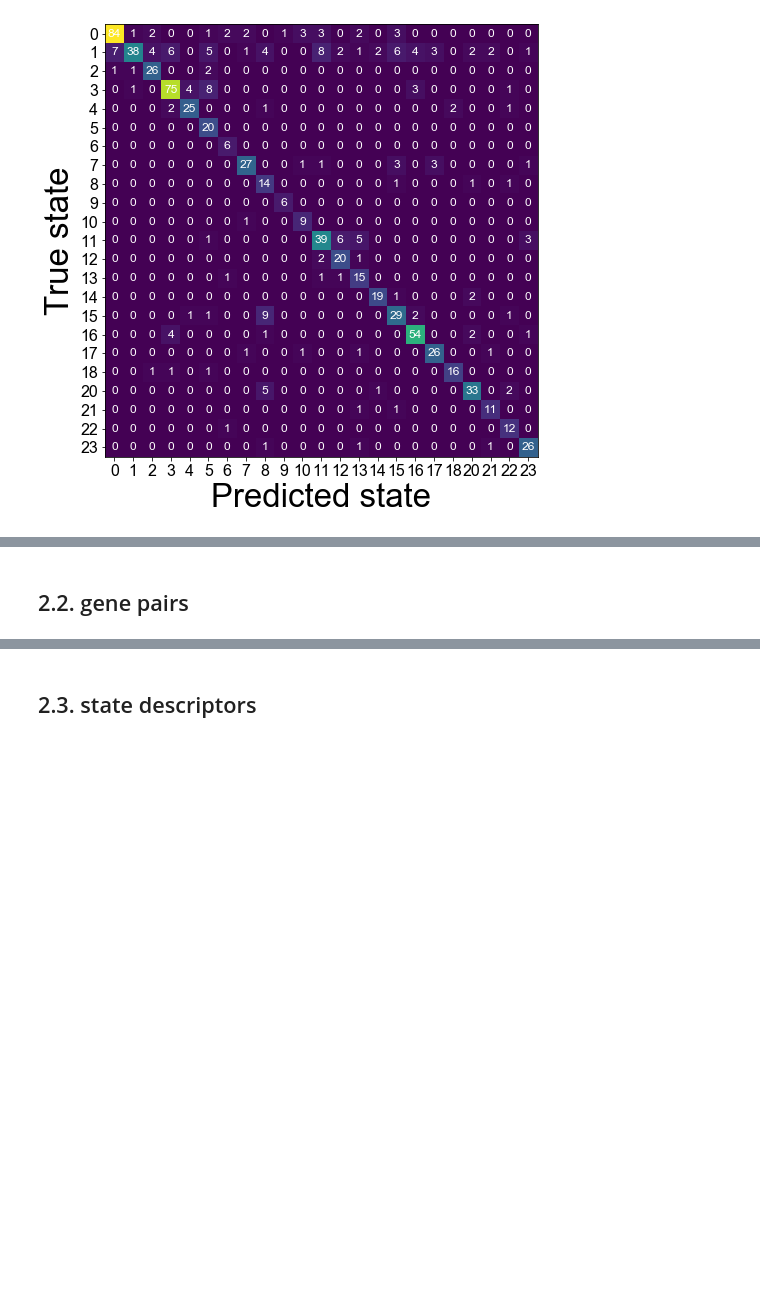
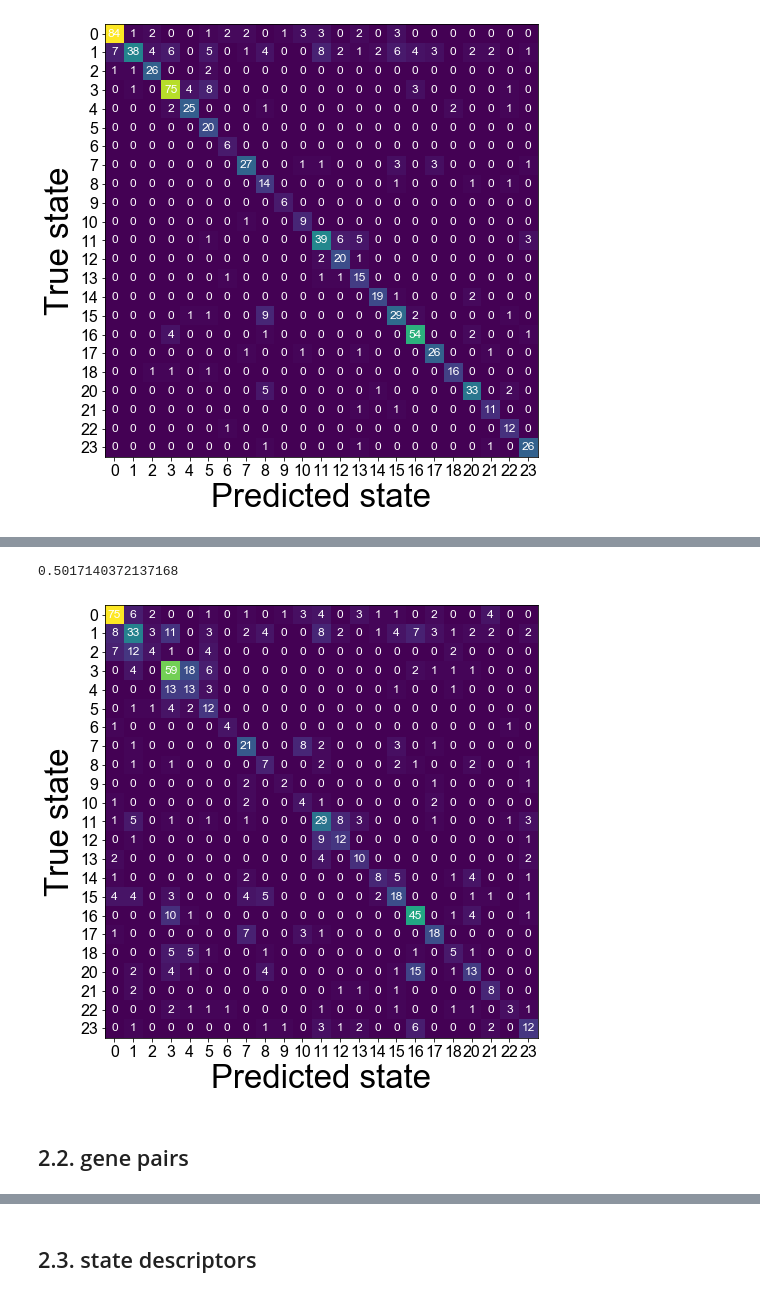
Before and after one commit to adelomana/PSL, a Jupyter notebook: MM/mapper/patient mapper.ipynb, the cells around one changed output, grey strips where cells are left out. Drawn from its saved outputs; the diff is of its cells as text; code cells hidden in the pictures; blank space fills up the shorter version.

Commit message:
working on gene pairs

```diff
--- a/MM/mapper/patient mapper.ipynb
+++ b/MM/mapper/patient mapper.ipynb
@@ -303,0 +306,6 @@ matplotlib.pyplot.tight_layout()
+# %%
+# predict patient labels based on best matching patient's label
+
+# first, compute all pair-wise correlations
+all_pairwise=ranks.corr()
+all_pairwise.head()
@@ -303,0 +320,16 @@ matplotlib.pyplot.tight_layout()
+# %%
+predicted_labels=[]
+true_labels=[]
+
+for label in state_labels:
+    for patient in selected_states[label]:
+        # append true label
+        true_labels.append(label)
+
+        # compute predicted label based on other best matching patient
+        most_similar_patient=all_pairwise[patient].sort_values(ascending=False).index[1]
+        assigned_states=[key for key in selected_states if most_similar_patient in selected_states[key]]
+        if len(assigned_states) > 1:
+            raise ValueError('error.')
+        assigned_state=assigned_states[0]
+        predicted_labels.append(assigned_state)
@@ -304,6 +357,31 @@ matplotlib.pyplot.tight_layout()
+# %%
+# compare predicted vs true labels
+cm=sklearn.metrics.confusion_matrix(true_labels,predicted_labels,labels=state_labels)
+f1=sklearn.metrics.f1_score(true_labels,predicted_labels,labels=state_labels,average='weighted')
+print(f1)
+# %% [output]
+0.5017140372137168
+# %%
+# plot results
+matplotlib.pyplot.figure(None,(12,8))
+
+matplotlib.pyplot.imshow(cm)
+
+for i in range(len(state_labels)):
+    for j in range(len(state_labels)):
+        text = str(cm[j,i])
+        matplotlib.pyplot.text(i,j,text,ha='center',va='center',color='w',fontsize=12)
+
+matplotlib.pyplot.xlabel('Predicted state')
+matplotlib.pyplot.ylabel('True state')
+matplotlib.pyplot.xticks(numpy.arange(len(state_labels)),state_labels,fontsize=16)
+matplotlib.pyplot.yticks(numpy.arange(len(state_labels)),state_labels,fontsize=16)
+matplotlib.pyplot.tight_layout()
+# %% [output]
+[figure, added]
+# %% [markdown]
+## 2.2. gene pairs
 # %%
 # find the average ranking per state, do a histogram per state
 # find the intra/inter SRC
 # correlation to each patient, not average.
-# %% [markdown]
-## 2.2. gene pairs
```
Also changed, not shown: parts of 16 cells of this notebook.
